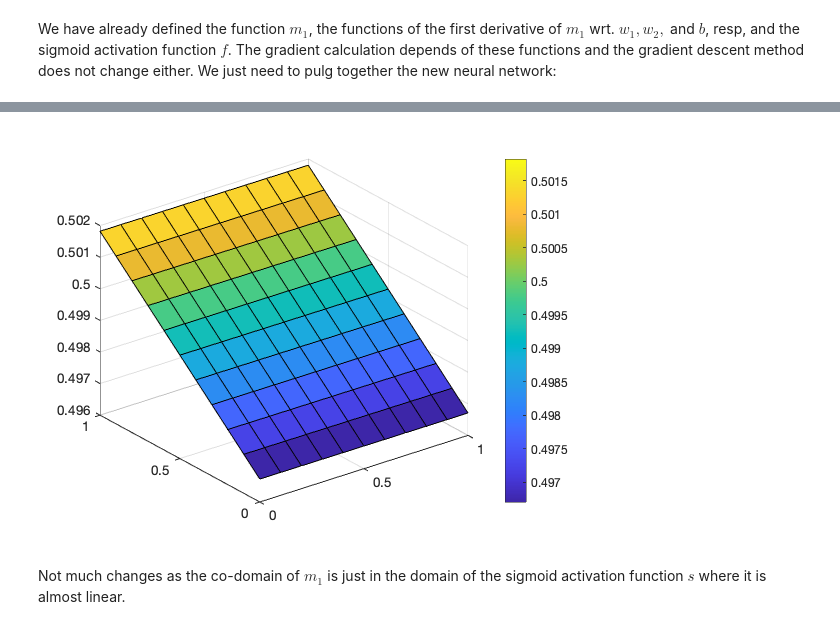
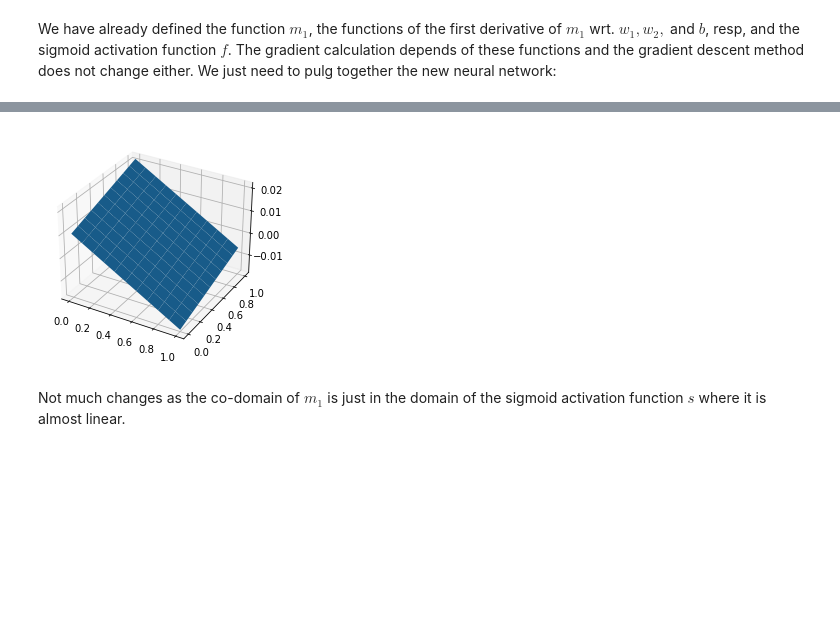
Before and after one commit to derekchased/Public-ML-Notebooks, a Jupyter notebook: DL_py_Learn_an_XOR_Neural_Network_using_gradient_based_optimization.ipynb, the cells around one changed output, grey strips where cells are left out. Cells and saved outputs as stored; diff of their text form; code cells hidden in the pictures; blank space fills up the shorter version.

```diff
--- a/DL_py_Learn_an_XOR_Neural_Network_using_gradient_based_optimization.ipynb
+++ b/DL_py_Learn_an_XOR_Neural_Network_using_gradient_based_optimization.ipynb
@@ -185,4 +161,0 @@ a =
-# %%
-f = @(x1, x2)(ws(1)*x1 + ws(2)*x2+ws(3));
-[A,B] = meshgrid(0:0.1:1,0:0.1:1);
-plot3d(f, A, B, true)
@@ -198,6 +193,14 @@ $$m_2(\mathbf w, b, x)=\frac{1}{1+e^{-m_1(\mathbf w, b, x)}}$$
 # %% [markdown]
 Note that we just plug in $m_1$ into $m_2$ and $m_2$ into the loss function $MSE$ to obtain the new composite model and loss functions.
 # %%
-s = @(x)(1.0 / (1.0 + exp(-x)))
-m2 = @(ws,x)(s(m1(ws,x)))
-mse2 = @(ws)(mse(ws,m2,X,Y))
+# s = @(x)(1.0 / (1.0 + exp(-x)))
+def sigmoid(x):
+    return 1.0 / (1.0 + np.exp(-x))
+
+# m2 = @(ws,x)(s(m1(ws,x)))
+def m2(ws,x):
+    return sigmoid(m1(ws,x))
+
+# mse2 = @(ws)(mse(ws,m2,X,Y))
+def mse2(ws,m,X,Y,err):
+    return err(ws,m2,X,Y)
@@ -269,6 +246,15 @@ gradients2{3} = @(ws,x)(s(m1(ws,x))*s(1-m1(ws,x))*gradients1{3}(ws,x));
+# %%
+# def gradients1(i, ws, x):
+#     return x[i]
+
+def gradients2(i, ws, x):
+    return sigmoid( m1(ws,x)) * sigmoid(1-m1(ws,x)) * gradients1(i,ws,x)
 # %%
-grad_loss = @(ws)(grad_mse(ws, m2, gradients2, X, Y));
+#  print("grad_loss",grad_mse(ws0, m1, gradients1, X, Y))
+print("grad_loss2",grad_mse(ws0, m2, gradients2, X, Y))
 K = 50;
 learning_eps = 2;
-[ws, history] = grad_desc_mse(K, ws0, learning_eps, mse2, grad_loss, false)
+ws2, history2 = grad_desc_mse(K, ws0, learning_eps, mse2, m2, gradients2, X, Y)
+print("ws\n",ws2)
+print("\nhistory\n",history2)
 # %% [output]
@@ -313,9 +284,13 @@ a =
 # %%
-f = @(x1, x2)(s(ws(1)*x1 + ws(2)*x2 + ws(3)));
-[A,B] = meshgrid(0:0.1:1,0:0.1:1);
-plot3d(f, A, B, true)
+# f = @(x1, x2)(s(ws(1)*x1 + ws(2)*x2 + ws(3)));
+# [A,B] = meshgrid(0:0.1:1,0:0.1:1);
+# plot3d(f, A, B, true)
+
+interval = np.arange(0,1.1,.1)
+x1,x2 = np.meshgrid(interval,interval)
+plot3d(f,x1,x2,ws2)
 # %% [output]
-[figure, old version]
+[figure, new version]
 # %% [markdown]
 Not much changes as the co-domain of $m_1$ is just in the domain of the sigmoid activation function $s$ where it is almost linear.
 # %% [markdown]
```
Also changed, not shown: parts of 31 cells of this notebook.
